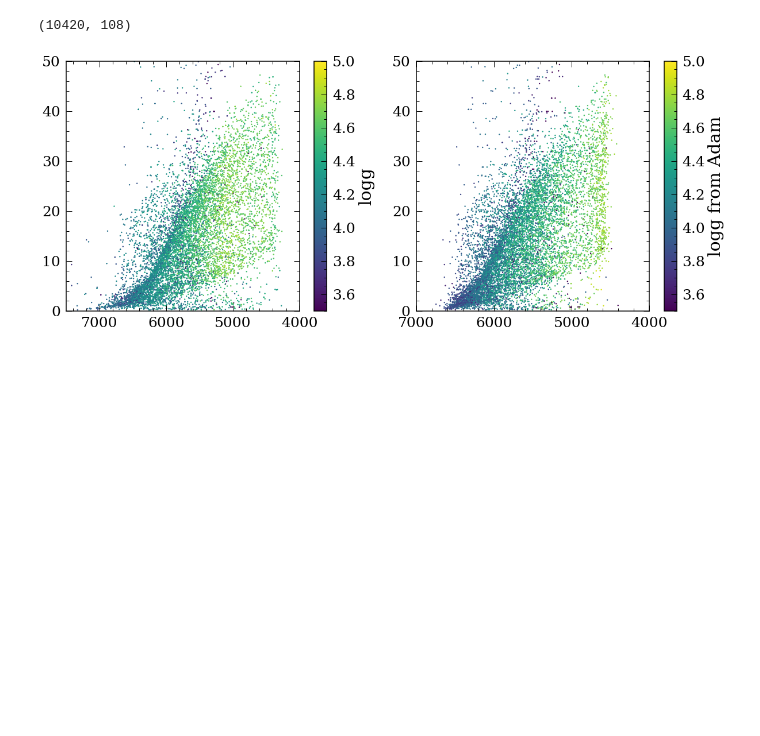
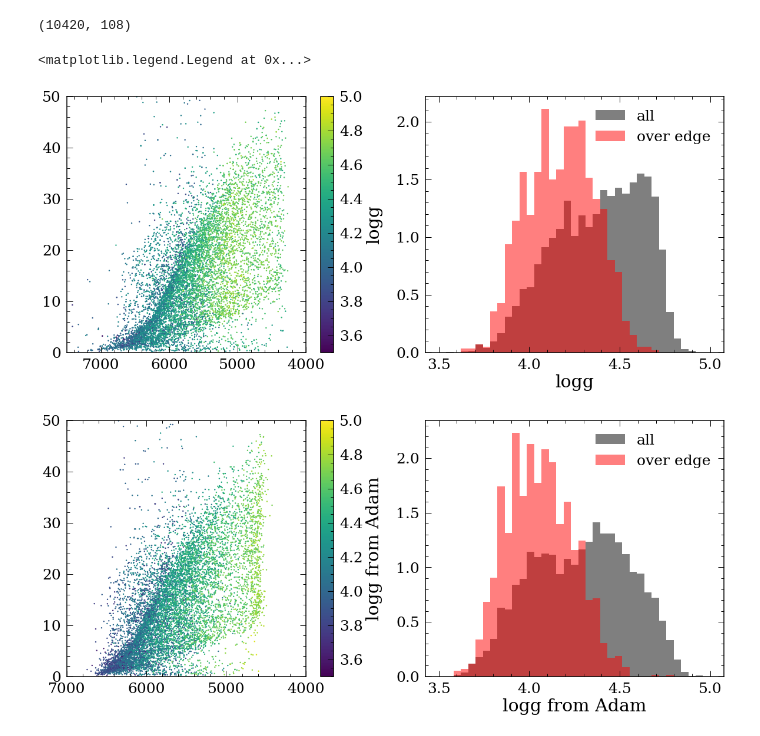
Before and after one commit to lyx12311/Ageinvest, a Jupyter notebook: Rotation.ipynb, the cells around one changed output. Saved outputs shown, nothing was run; the diff lists cells and outputs as text; code cells hidden in the pictures; blank space fills up the shorter version.

Commit message:
seperated stars over the edge and not

```diff
--- a/Rotation.ipynb
+++ b/Rotation.ipynb
@@ -99,0 +91,20 @@ cbar = plt.colorbar()
+# %%
+# get ride of giants
+eew_prot=eew_prot.loc[eew_prot['giantmodel']==0].reset_index()
+# %%
+plt.figure(figsize=(10,8))
+
+p1=fitpoints([7000,6200],[0,7.5])
+p2=fitpoints([6200,6000],[7.5,13.5])
+
+abedge=(p1(eew_prot['Teff_lam'])<eew_prot['Prot'])&(eew_prot['Teff_lam']>6200)
+abedge=abedge|((p2(eew_prot['Teff_lam'])<eew_prot['Prot'])&(eew_prot['Teff_lam']<6200))
+eew_prot_edge=eew_prot[abedge]
+
+plt.scatter(eew_prot['Teff_lam'],eew_prot['Prot'],c='k',s=2,vmin=4,vmax=5)
+plt.scatter(eew_prot_edge['Teff_lam'],eew_prot_edge['Prot'],c='r',s=2,vmin=4,vmax=5)
+plt.plot([7000,6200],p1([7000,6200]),'r--',linewidth=3)
+plt.plot([6200,5000],p2([6200,5000]),'r--',linewidth=3)
+
+plt.xlim([7500,4000])
+plt.ylim([0,50])
@@ -109,19 +123,32 @@ np.shape(eew_prot)
 # %%
 plt.figure(figsize=(20,8))
 plt.subplot(1,2,1)
 plt.scatter(eew_prot['Teff_lam'],eew_prot['Prot'],c=eew_prot['logg_x'],s=2,vmin=3.5,vmax=5)
 plt.xlim([7500,4000])
 plt.ylim([0,50])
 cbar = plt.colorbar()
 cbar.set_label('logg',labelpad = 5)
+plt.subplot(1,2,2)
+plt.hist(eew_prot['logg_x'],bins=np.linspace(3.5,5,38),alpha=0.5,color='k',density=True,label='all')
+plt.hist(eew_prot_edge['logg_x'],bins=np.linspace(3.5,5,38),alpha=0.5,color='r',density=True,label='over edge')
+plt.xlabel('logg')
+plt.legend()
 
-plt.subplot(1,2,2)
+plt.figure(figsize=(20,8))
+plt.subplot(1,2,1)
 plt.scatter(eew_prot['teff_y'],eew_prot['Prot'],c=eew_prot['logg_y'],s=2,vmin=3.5,vmax=5)
 plt.xlim([7000,4000])
 plt.ylim([0,50])
 cbar = plt.colorbar()
 cbar.set_label('logg from Adam',labelpad = 5)
+plt.subplot(1,2,2)
+plt.hist(eew_prot['logg_y'],bins=np.linspace(3.5,5,38),alpha=0.5,color='k',density=True,label='all')
+plt.hist(eew_prot_edge['logg_y'],bins=np.linspace(3.5,5,38),alpha=0.5,color='r',density=True,label='over edge')
+plt.xlabel('logg from Adam')
+plt.legend()
 # %% [output]
+<matplotlib.legend.Legend at 0x...>
-[figure, old version]
+[figure, new version]
+[figure, added]
 # %%
 
```
Also changed, not shown: parts of 5 cells of this notebook.
